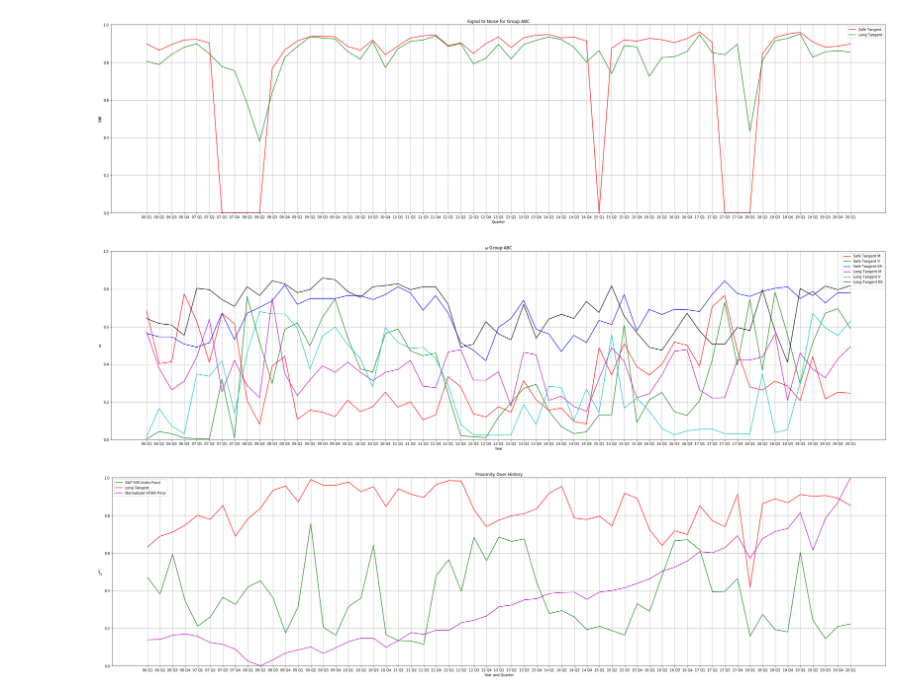
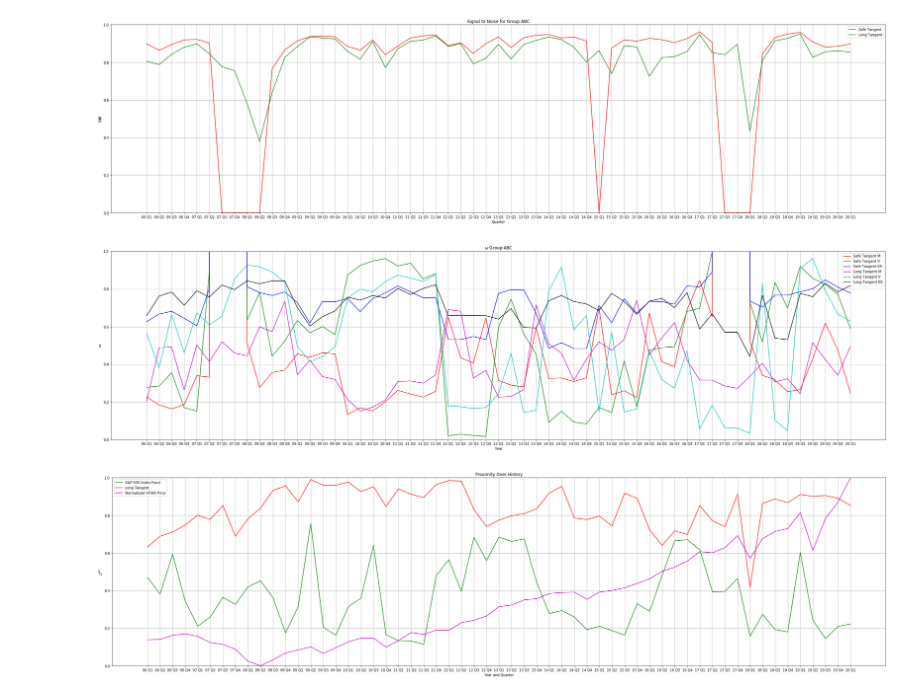
Before and after one commit to kwch3693/AMSC-Project-2, a Jupyter notebook: Project.ipynb, the cells around one changed output. Cells and saved outputs as stored; diff of their text form; code cells hidden in the pictures.

```diff
--- a/Project.ipynb
+++ b/Project.ipynb
@@ -331,7 +331,7 @@ for rolling_index, (period_start, period_end) in enumerate(rolling_quarter_yearl
 
         for j in range(i+1, 4):
 
-            other_year_and_quarter = year_start[:4] + ' Q' + str(j+1)
+            other_year_and_quarter = period_start[:4] + ' Q' + str(j+1)
 
             st1 = tangent_allocations['Safe'][cur_year_and_quarter]
             st2 = tangent_allocations['Safe'][other_year_and_quarter]
@@ -341,11 +341,11 @@ for rolling_index, (period_start, period_end) in enumerate(rolling_quarter_yearl
                 f_st1, sigma_st1, mu_st1, _ = st1
                 f_st2, sigma_st2, mu_st2, _ = st2
 
-                p1_start = year_start[:4] + quarters[i][0]
-                p1_end = year_start[:4] + quarters[i][1]
+                p1_start = period_start[:4] + quarters[i][0]
+                p1_end = period_start[:4] + quarters[i][1]
 
-                p2_start = year_start[:4] + quarters[j][0]
-                p2_end = year_start[:4] + quarters[j][1]
+                p2_start = period_start[:4] + quarters[j][0]
+                p2_end = period_start[:4] + quarters[j][1]
 
                 cur_quarter_returns = groupABC.returns[p1_start:p1_end]
                 other_quarter_returns = groupABC.returns[p2_start:p2_end]
@@ -371,11 +371,11 @@ for rolling_index, (period_start, period_end) in enumerate(rolling_quarter_yearl
             lt2 = tangent_allocations['Long'][other_year_and_quarter]
 
             if lt1 is not None and lt2 is not None:
-                p1_start = year_start[:4] + quarters[i][0]
-                p1_end = year_start[:4] + quarters[i][1]
+                p1_start = period_start[:4] + quarters[i][0]
+                p1_end = period_start[:4] + quarters[i][1]
 
-                p2_start = year_start[:4] + quarters[j][0]
-                p2_end = year_start[:4] + quarters[j][1]
+                p2_start = period_start[:4] + quarters[j][0]
+                p2_end = period_start[:4] + quarters[j][1]
 
                 f_lt1, sigma_lt1, mu_lt1, _ = lt1
                 f_lt2, sigma_lt2, mu_lt2, _ = lt2
@@ -397,34 +397,41 @@ for rolling_index, (period_start, period_end) in enumerate(rolling_quarter_yearl
                 v2 = np.matmul(np.matmul(np.transpose(f_lt2), V2.values), f_lt2)
 
                 m_lt = min(1/(1 + (m1 - m2)**2/(v1/D1 + v2/D2)), m_lt)
                 v_lt = min((4*v1*v2)/(v1+v2)**2, v_lt)
                 ks_lt = min(1 - stats.ks_2samp((cur_quarter_returns*f_lt1).mean(axis=1), (other_quarter_returns*f_lt2).mean(axis=1))[0], ks_lt)
 
 
+    if m_st == 10000:
+        m_st = 0
+    if v_st == 10000:
+        v_st = 0
+    if ks_st == 10000:
+        ks_st = 0
+
     omega_m_st.append(m_st)
     omega_v_st.append(v_st)
     omega_ks_st.append(ks_st)
     omega_m_lt.append(m_lt)
     omega_v_lt.append(v_lt)
     omega_ks_lt.append(ks_lt)
 
 
 plt.figure(figsize=(40,10))
 plt.title('$\omega$ Group ABC')
 plt.ylabel('$\omega$')
 plt.xlabel('Year')
 plt.plot(rolling_quarter_index, omega_m_st, 'r', label='Safe Tangent M')
 plt.plot(rolling_quarter_index, omega_v_st, 'g', label='Safe Tangent V')
 plt.plot(rolling_quarter_index, omega_ks_st, 'b', label='Safe Tangent KS')
 plt.plot(rolling_quarter_index, omega_m_lt, 'm', label='Long Tangent M')
 plt.plot(rolling_quarter_index, omega_v_lt, 'c', label='Long Tangent V')
 plt.plot(rolling_quarter_index, omega_ks_lt, 'k', label='Long Tangent KS')
 plt.ylim((0,1))
 plt.grid()
 plt.legend()
 plt.show()
 # %% [output]
-[figure, old version]
+[figure, new version]
 # %%
 def getProximityMetric(mean, Var, f_mean, f_var):
     # mean row vect
```
Also changed, not shown: parts of 1 cell of this notebook.
